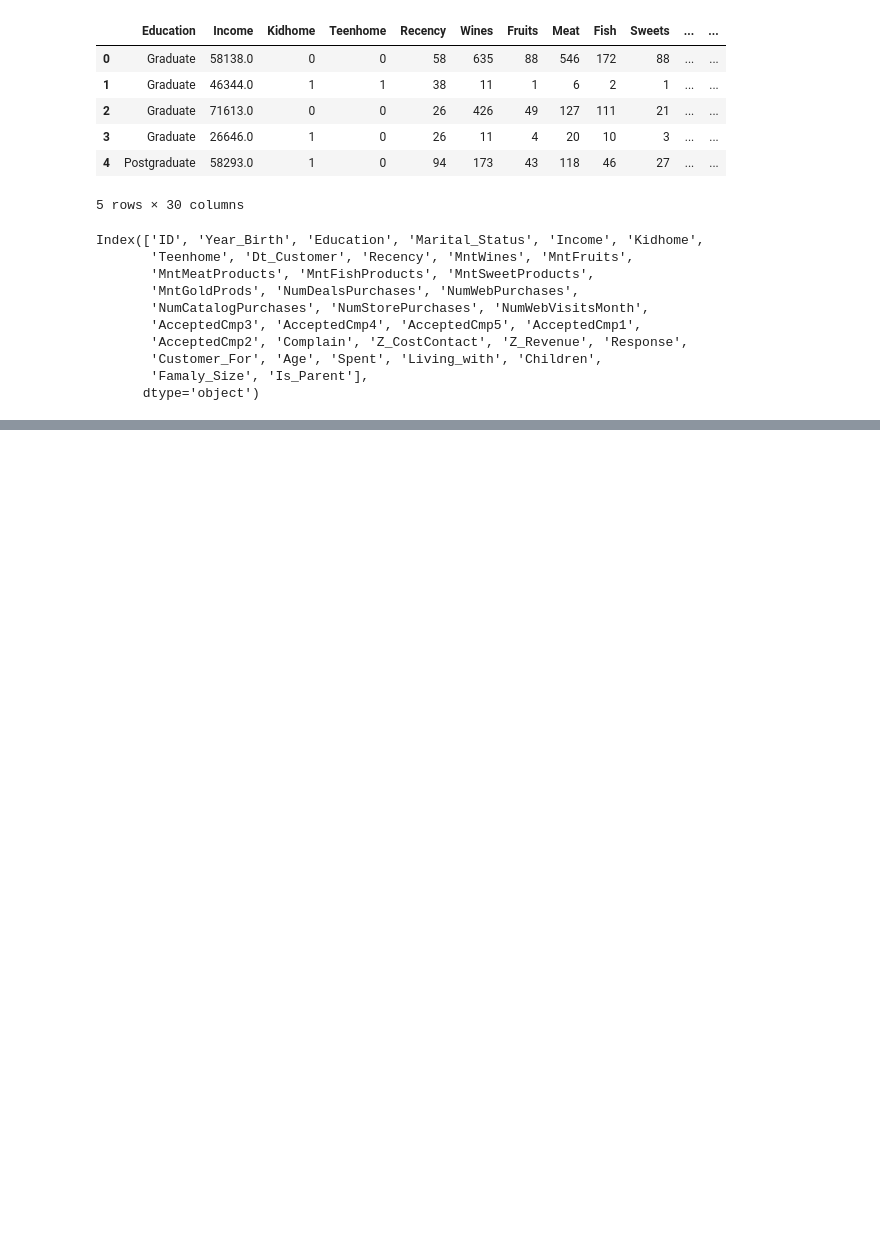
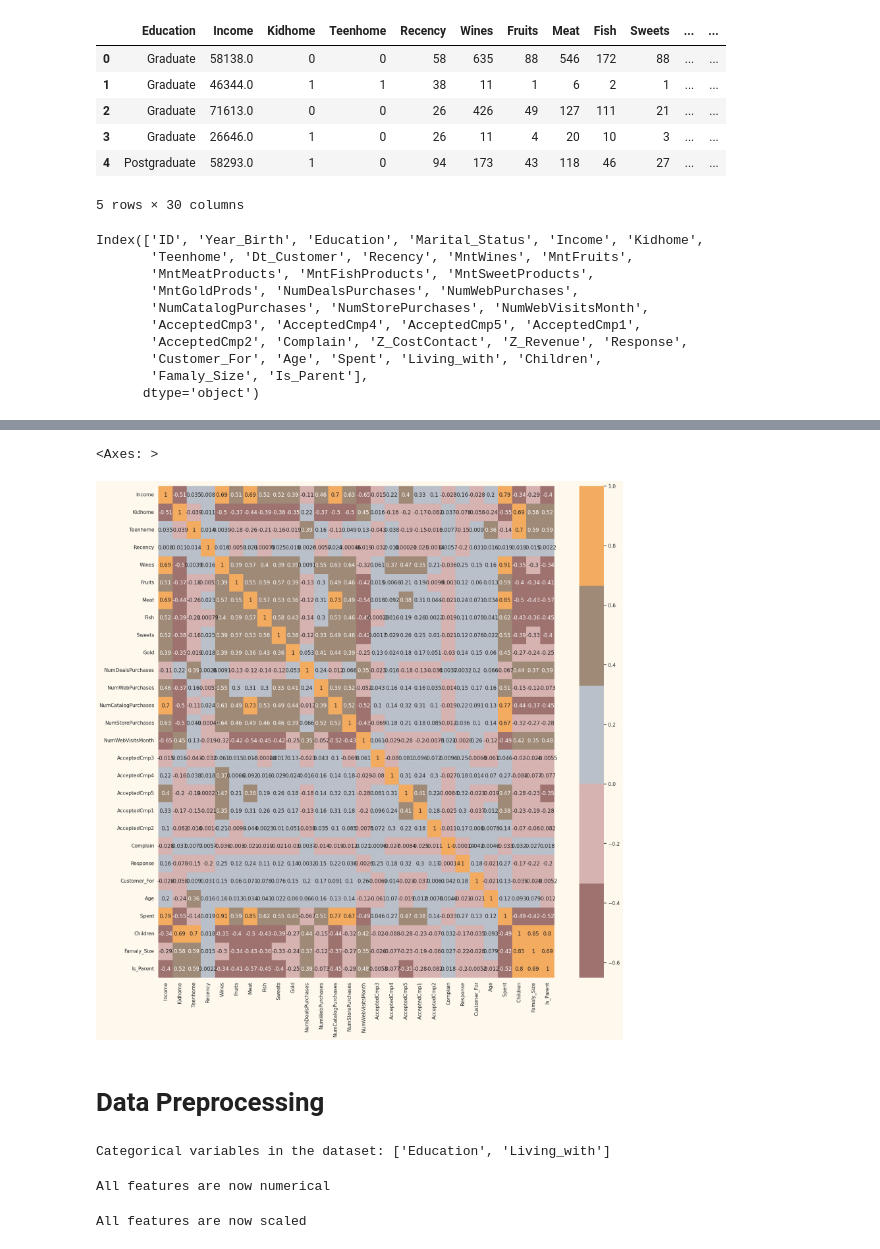
Before and after one commit to INCREDIBLE-AURNOB/Customer-Personality-Analysis, a Jupyter notebook: Customer_Personality_Analysis_clustering.ipynb, the cells around one changed output, grey strips where cells are left out. Cells and saved outputs as stored; diff of their text form; code cells hidden in the pictures; blank space fills up the shorter version.

```diff
--- a/Customer_Personality_Analysis_clustering.ipynb
+++ b/Customer_Personality_Analysis_clustering.ipynb
@@ -194,0 +234,10 @@ Index(['ID', 'Year_Birth', 'Education', 'Marital_Status', 'Income', 'Kidhome',
+# %%
+#correlation matrix
+corrmat= data.corr()
+plt.figure(figsize=(20,20))
+sns.heatmap(corrmat,annot=True, cmap=cmap, center=0)
+# %% [output]
+<Axes: >
+[figure, added]
+# %% [markdown]
+# Data Preprocessing
@@ -194,0 +259,31 @@ Index(['ID', 'Year_Birth', 'Education', 'Marital_Status', 'Income', 'Kidhome',
+# %%
+#Get list of categorical variables
+s = (data.dtypes == 'object')
+object_cols = list(s[s].index)
+
+print("Categorical variables in the dataset:", object_cols)
+# %% [output]
+Categorical variables in the dataset: ['Education', 'Living_with']
+# %%
+#Label Encoding the object dtypes.
+
+LE=LabelEncoder()
+for i in object_cols:
+    data[i]=data[[i]].apply(LE.fit_transform)
+
+print("All features are now numerical")
+# %% [output]
+All features are now numerical
+# %%
+#Creating a copy of data
+ds = data.copy()
+# creating a subset of dataframe by dropping the features on deals accepted and promotions
+cols_del = ['AcceptedCmp3', 'AcceptedCmp4', 'AcceptedCmp5', 'AcceptedCmp1','AcceptedCmp2', 'Complain', 'Response']
+ds = ds.drop(cols_del, axis=1)
+#Scaling
+scaler = StandardScaler()
+scaler.fit(ds)
+scaled_ds = pd.DataFrame(scaler.transform(ds),columns= ds.columns )
+print("All features are now scaled")
+# %% [output]
+All features are now scaled
```
Also changed, not shown: parts of 6 cells of this notebook.
